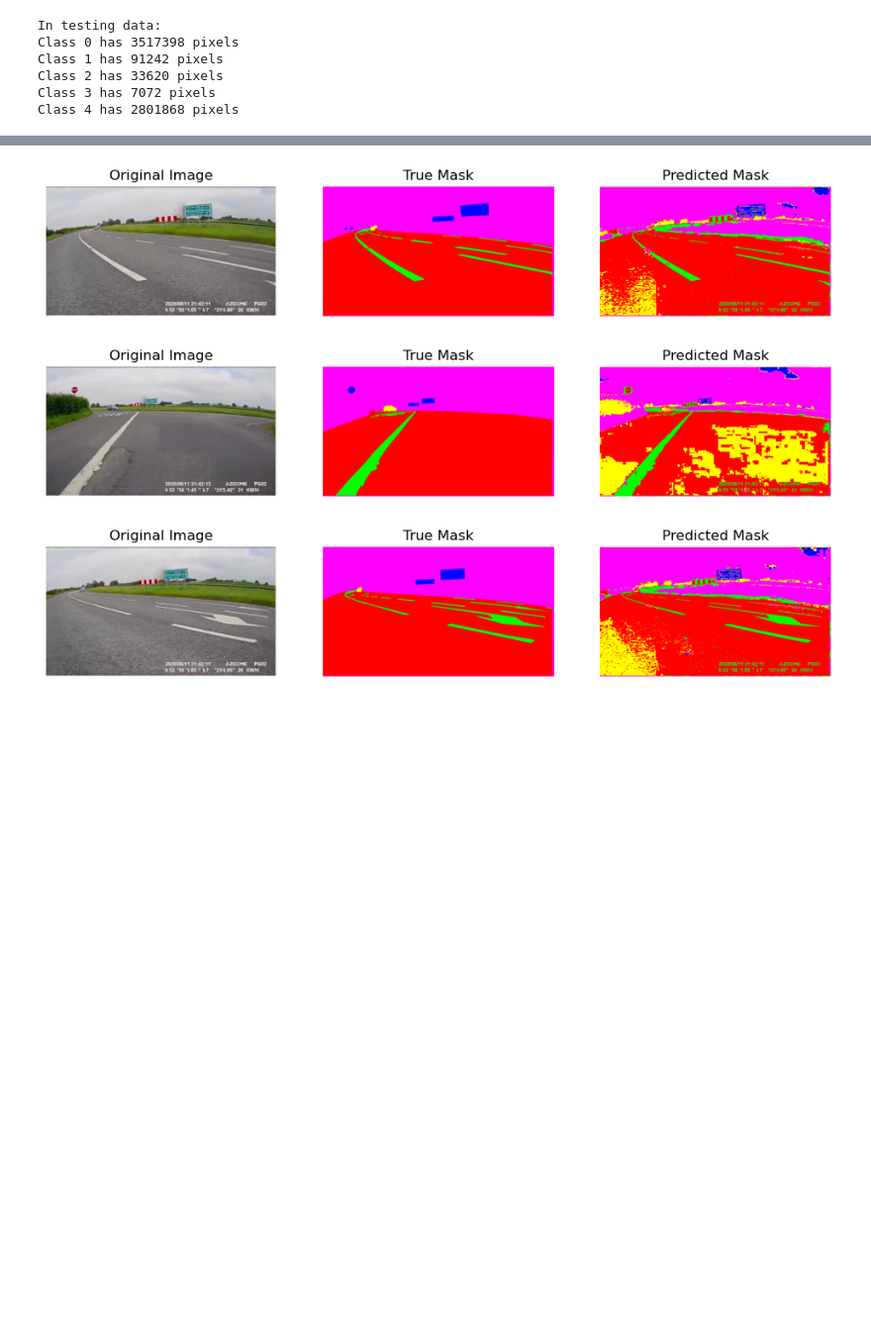
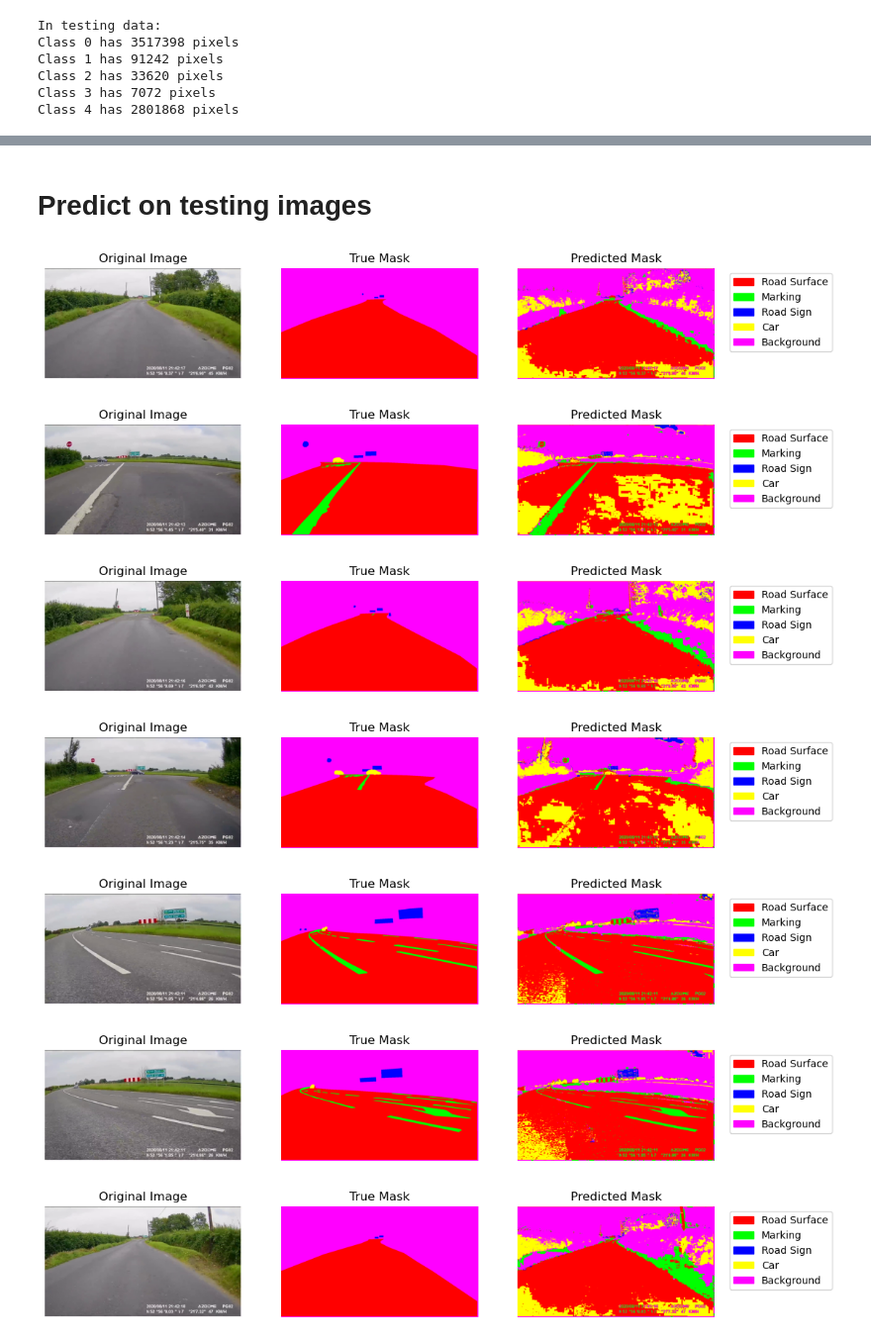
Before and after one commit to ChiRuiChen/ML2023FP, a Jupyter notebook: Road scene seg SVM.ipynb, the cells around one changed output, grey strips where cells are left out. Shown at 99% size. Cells and saved outputs as stored; diff of their text form; code cells hidden in the pictures; blank space fills up the shorter version.

```diff
--- a/Road scene seg SVM.ipynb
+++ b/Road scene seg SVM.ipynb
@@ -37,6 +43,9 @@ for i in range(31):
     rgb_image = cv2.cvtColor(rgb_image, cv2.COLOR_BGR2RGB)
     mask_image = cv2.cvtColor(mask_image, cv2.COLOR_BGR2RGB)
 
+    # normalize rgb image
+    rgb_image = normalze(rgb_image)
+
     # Store the preprocessed images and masks
     preprocessed_images.append(rgb_image)
     preprocessed_masks.append(mask_image)
@@ -216,8 +225,8 @@ def sample_pixels_randomly(X, y, num_classes=5, sample_fraction=None, sample_pix
     sampled_X = []
     sampled_y = []
 
-    X = np.vstack([X.reshape(-1, 3) for img in X])
-    y = np.hstack([y.flatten() for mask in y])
+    X = np.vstack([img.reshape(-1, 3) for img in X])
+    y = np.hstack([mask.flatten() for mask in y])
 
     for class_id in range(num_classes):
         # Extract pixels for the current class
@@ -227,9 +236,10 @@ def sample_pixels_randomly(X, y, num_classes=5, sample_fraction=None, sample_pix
         if sample_fraction is not None:
             num_samples = int(len(class_pixels) * sample_fraction)
         elif sample_pixel_number is not None:
-            if sample_pixel_number > len(class_pixels):
-                raise ValueError(f"Requested number of pixels ({sample_pixel_number}) exceeds available pixels in class {class_id}.")
-            num_samples = sample_pixel_number
+            #if sample_pixel_number > len(class_pixels):
+                #raise ValueError(f"Requested number of pixels ({sample_pixel_number}) exceeds available pixels in class {class_id}.")
+            #num_samples = sample_pixel_number
+            num_samples = min(sample_pixel_number, len(class_pixels))
         else:
             raise ValueError("Either sample_fraction or sample_pixel_number must be provided.")
 
@@ -242,11 +252,13 @@ def sample_pixels_randomly(X, y, num_classes=5, sample_fraction=None, sample_pix
 # %%
 clf = svm.SVC(kernel='linear')
 # %%
-num_iterations = 5  # Number of times to repeat the training process
+num_iterations = 10  # Number of times to repeat the training process
 
+acc_list = []
 for i in range(num_iterations):
     # Sample the pixels
     sampled_X_train, sampled_y_train = sample_pixels_randomly(X_train, y_train, sample_pixel_number=512)
+    #sampled_X_train, sampled_y_train = sample_pixels_randomly(X_train, y_train, sample_fraction = 0.2)
 
     print("Shape of sampled_X:", sampled_X_train.shape)
     print("Shape of sampled_y:", sampled_y_train.shape)
@@ -264,10 +276,17 @@ for i in range(num_iterations):
     # Evaluate the model
     print("Evaluating...")
     sampled_X_test, sampled_y_test = sample_pixels_randomly(X_test, y_test, sample_pixel_number=512)
+    #sampled_X_test, sampled_y_test = sample_pixels_randomly(X_test, y_test,  sample_fraction = 0.2)
+
+    pixel_counts = np.bincount(sampled_y_test)
+    for class_id, count in enumerate(pixel_counts):
+        print(f"Class {class_id}: {count} pixels")
+
     y_pred = clf.predict(sampled_X_test)
     accuracy = accuracy_score(sampled_y_test, y_pred)
     print(f"Accuracy: {accuracy:.2f}")
     print("--------------------------------------")
+    acc_list.append(accuracy)
 # %% [output]
 Shape of sampled_X: (2560, 3)
 Shape of sampled_y: (2560,)
@@ -289,11 +308,18 @@ Accuracy: 0.62
+# %% [markdown]
+# Predict on testing images
+# %%
+# Create a legend for the color map
+legend_handles = [mpatches.Patch(color=np.array(color)/255.0, label=class_name)
+                  for class_name, color in zip(['Road Surface', 'Marking', 'Road Sign', 'Car', 'Background'], new_color_map.values())]
 # %%
 # Number of images to display
-num_images_to_show = 3
+#num_images_to_show = 7
 
 # Randomly select a few images from the test set
-test_indices = np.random.choice(X_test.shape[0], num_images_to_show, replace=False)
+#test_indices = np.random.choice(X_test.shape[0], num_images_to_show, replace=False)
 
-for idx in test_indices:
+#for idx in test_indices:
+for idx in range(X_test.shape[0]):
     # Extract and reshape the flattened image and mask
     test_img = X_test[idx]
     test_img = cv2.resize(test_img, (img_w, img_h))
@@ -301,33 +327,40 @@ for idx in test_indices:
     true_mask = y_test[idx]
 
     # Predict the mask
     predicted_mask_flat = clf.predict(flattened_image)
     predicted_mask = predicted_mask_flat.reshape(img_h, img_w)
 
     # Convert label masks to RGB
     true_mask_rgb = labels_to_rgb(true_mask, new_color_map)
     predicted_mask_rgb = labels_to_rgb(predicted_mask, new_color_map)
 
     # Visualize the original image, true mask, and predicted mask
     plt.figure(figsize=(12, 4))
 
     plt.subplot(1, 3, 1)
     plt.imshow(test_img)
     plt.title("Original Image")
     plt.axis('off')
 
     plt.subplot(1, 3, 2)
     plt.imshow(true_mask_rgb)
     plt.title("True Mask")
     plt.axis('off')
 
     plt.subplot(1, 3, 3)
     plt.imshow(predicted_mask_rgb)
     plt.title("Predicted Mask")
     plt.axis('off')
 
+    # Add the legend
+    plt.legend(handles=legend_handles, bbox_to_anchor=(1.05, 1), loc='upper left')
+
     plt.show()
 # %% [output]
-[figure, old version]
+[figure, new version]
-[figure, old version]
+[figure, new version]
-[figure, old version]
+[figure, new version]
+[figure, added]
+[figure, added]
+[figure, added]
+[figure, added]
```
Also changed, not shown: parts of 4 cells of this notebook.
